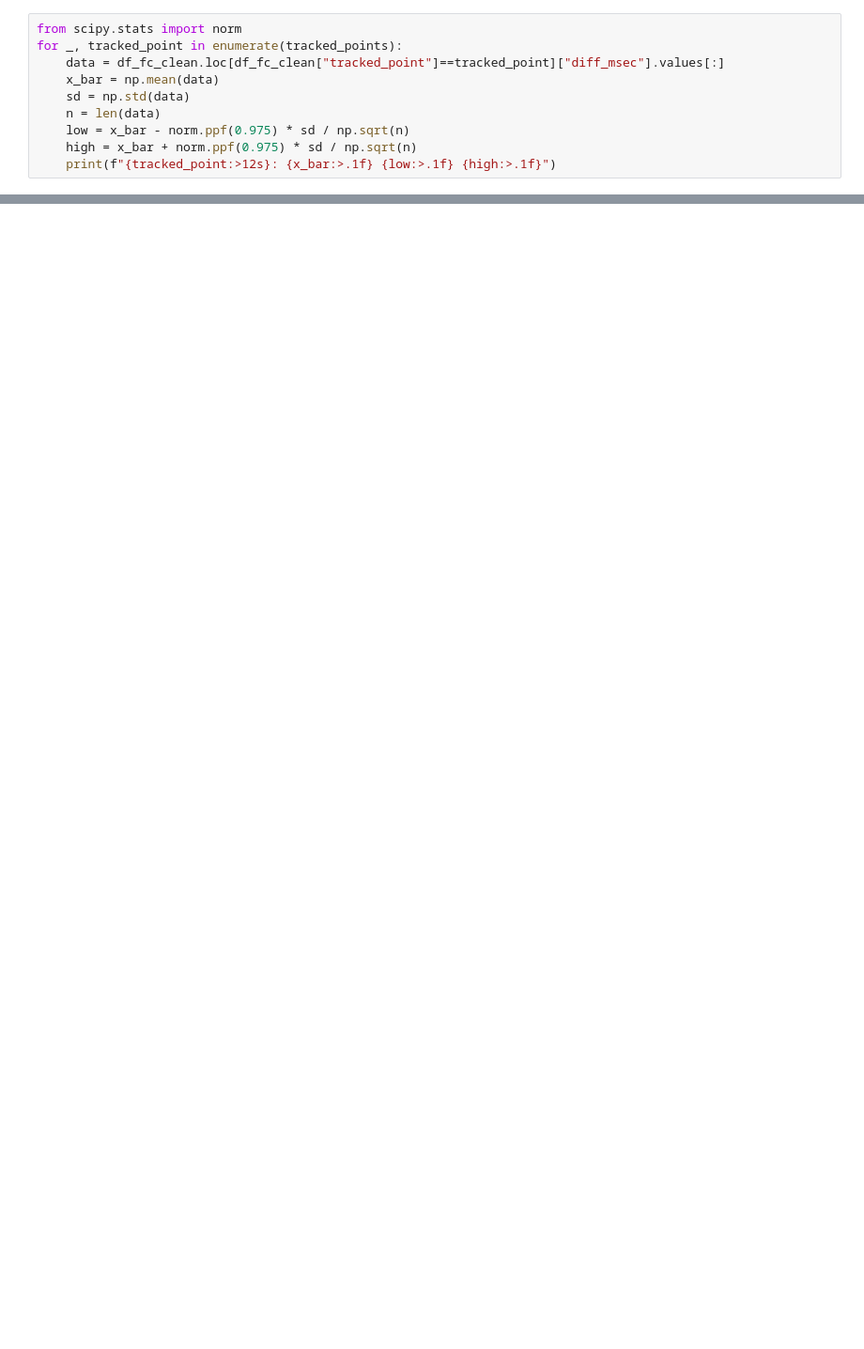
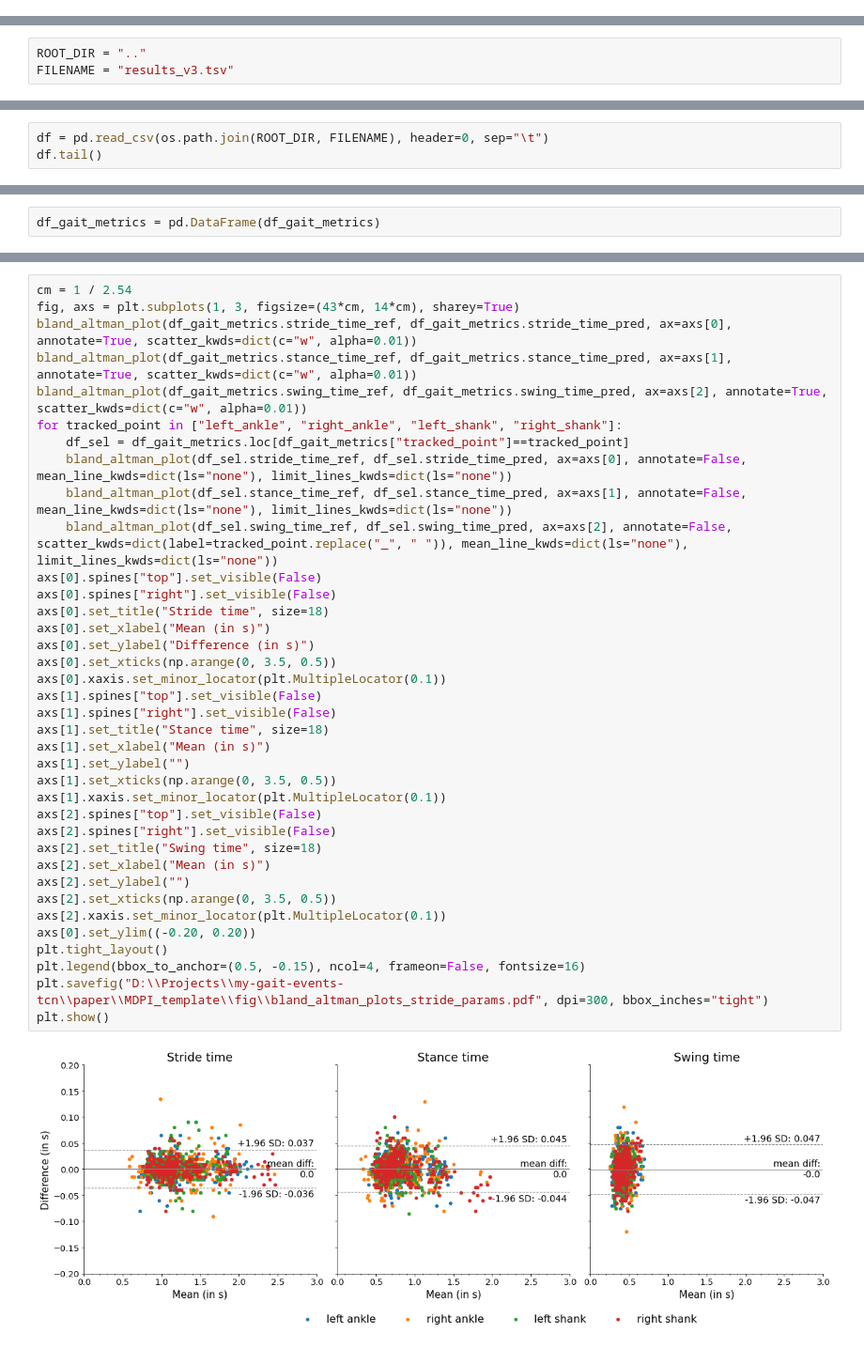
Before and after one commit to rmndrs89/my-gait-events-tcn, a Jupyter notebook: analysis/analysis.ipynb, the cells around one changed output, grey strips where cells are left out. Shown: that part at 94% size. Cells and saved outputs as stored; diff of their text form; blank space fills up the shorter version.

Commit message:
Cleaned working directory. Setup __obsolete__ directory.

```diff
--- a/analysis/analysis.ipynb
+++ b/analysis/analysis.ipynb
@@ -128,10 +0,0 @@ for _, tracked_point in enumerate(tracked_points):
-# %%
-from scipy.stats import norm
-for _, tracked_point in enumerate(tracked_points):
-    data = df_fc_clean.loc[df_fc_clean["tracked_point"]==tracked_point]["diff_msec"].values[:]
-    x_bar = np.mean(data)
-    sd = np.std(data)
-    n = len(data)
-    low = x_bar - norm.ppf(0.975) * sd / np.sqrt(n)
-    high = x_bar + norm.ppf(0.975) * sd / np.sqrt(n)
-    print(f"{tracked_point:>12s}: {x_bar:>.1f} {low:>.1f} {high:>.1f}")
@@ -169,0 +173,3 @@ plt.show()
+# %%
+ROOT_DIR = ".."
+FILENAME = "results_v3.tsv"
@@ -169,0 +178,3 @@ plt.show()
+# %%
+df = pd.read_csv(os.path.join(ROOT_DIR, FILENAME), header=0, sep="\t")
+df.tail()
@@ -169,0 +333,2 @@ plt.show()
+# %%
+df_gait_metrics = pd.DataFrame(df_gait_metrics)
@@ -169,0 +337,39 @@ plt.show()
+# %%
+cm = 1 / 2.54
+fig, axs = plt.subplots(1, 3, figsize=(43*cm, 14*cm), sharey=True)
+bland_altman_plot(df_gait_metrics.stride_time_ref, df_gait_metrics.stride_time_pred, ax=axs[0], annotate=True, scatter_kwds=dict(c="w", alpha=0.01))
+bland_altman_plot(df_gait_metrics.stance_time_ref, df_gait_metrics.stance_time_pred, ax=axs[1], annotate=True, scatter_kwds=dict(c="w", alpha=0.01))
+bland_altman_plot(df_gait_metrics.swing_time_ref, df_gait_metrics.swing_time_pred, ax=axs[2], annotate=True, scatter_kwds=dict(c="w", alpha=0.01))
+for tracked_point in ["left_ankle", "right_ankle", "left_shank", "right_shank"]:
+    df_sel = df_gait_metrics.loc[df_gait_metrics["tracked_point"]==tracked_point]
+    bland_altman_plot(df_sel.stride_time_ref, df_sel.stride_time_pred, ax=axs[0], annotate=False, mean_line_kwds=dict(ls="none"), limit_lines_kwds=dict(ls="none"))
+    bland_altman_plot(df_sel.stance_time_ref, df_sel.stance_time_pred, ax=axs[1], annotate=False, mean_line_kwds=dict(ls="none"), limit_lines_kwds=dict(ls="none"))
+    bland_altman_plot(df_sel.swing_time_ref, df_sel.swing_time_pred, ax=axs[2], annotate=False, scatter_kwds=dict(label=tracked_point.replace("_", " ")), mean_line_kwds=dict(ls="none"), limit_lines_kwds=dict(ls="none"))
+axs[0].spines["top"].set_visible(False)
+axs[0].spines["right"].set_visible(False)
+axs[0].set_title("Stride time", size=18)
+axs[0].set_xlabel("Mean (in s)")
+axs[0].set_ylabel("Difference (in s)")
+axs[0].set_xticks(np.arange(0, 3.5, 0.5))
+axs[0].xaxis.set_minor_locator(plt.MultipleLocator(0.1))
+axs[1].spines["top"].set_visible(False)
+axs[1].spines["right"].set_visible(False)
+axs[1].set_title("Stance time", size=18)
+axs[1].set_xlabel("Mean (in s)")
+axs[1].set_ylabel("")
+axs[1].set_xticks(np.arange(0, 3.5, 0.5))
+axs[1].xaxis.set_minor_locator(plt.MultipleLocator(0.1))
+axs[2].spines["top"].set_visible(False)
+axs[2].spines["right"].set_visible(False)
+axs[2].set_title("Swing time", size=18)
+axs[2].set_xlabel("Mean (in s)")
+axs[2].set_ylabel("")
+axs[2].set_xticks(np.arange(0, 3.5, 0.5))
+axs[2].xaxis.set_minor_locator(plt.MultipleLocator(0.1))
+axs[0].set_ylim((-0.20, 0.20))
+plt.tight_layout()
+plt.legend(bbox_to_anchor=(0.5, -0.15), ncol=4, frameon=False, fontsize=16)
+plt.savefig("D:\\Projects\\my-gait-events-tcn\\paper\\MDPI_template\\fig\\bland_altman_plots_stride_params.pdf", dpi=300, bbox_inches="tight")
+plt.show()
+# %% [output]
+[figure, added]
```
Also changed, not shown: parts of 32 cells of this notebook, 29 other files.
